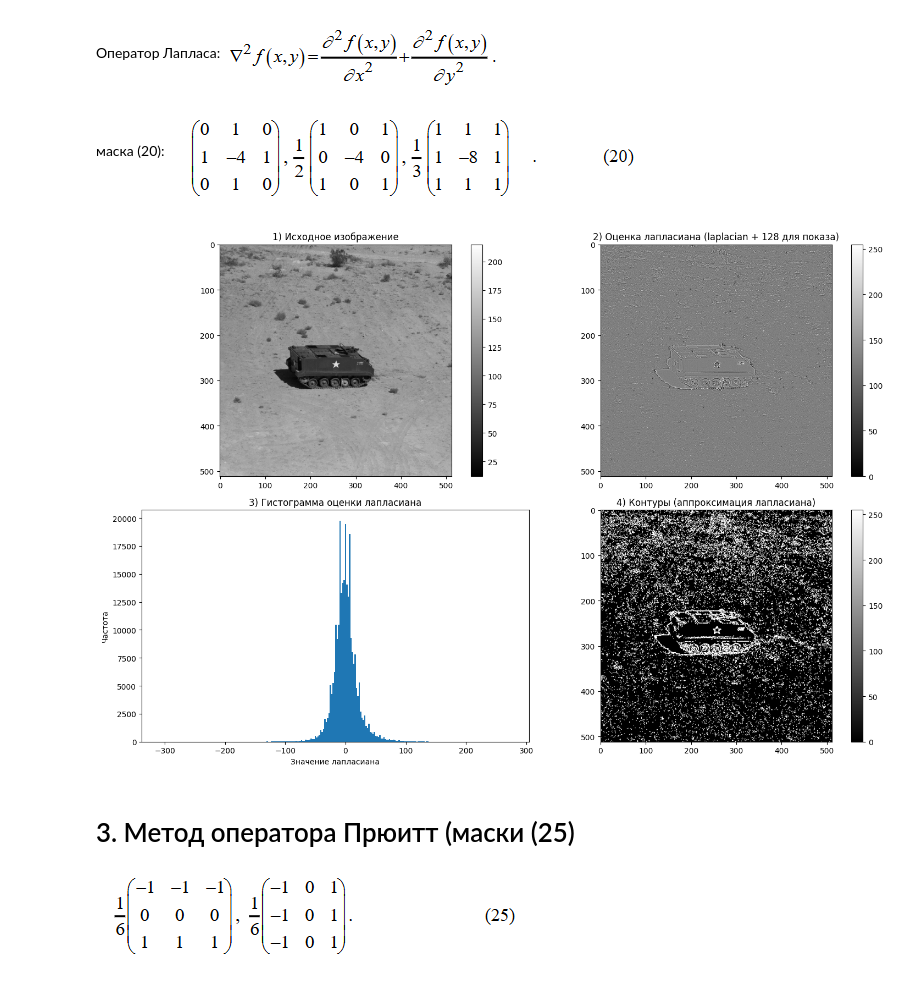
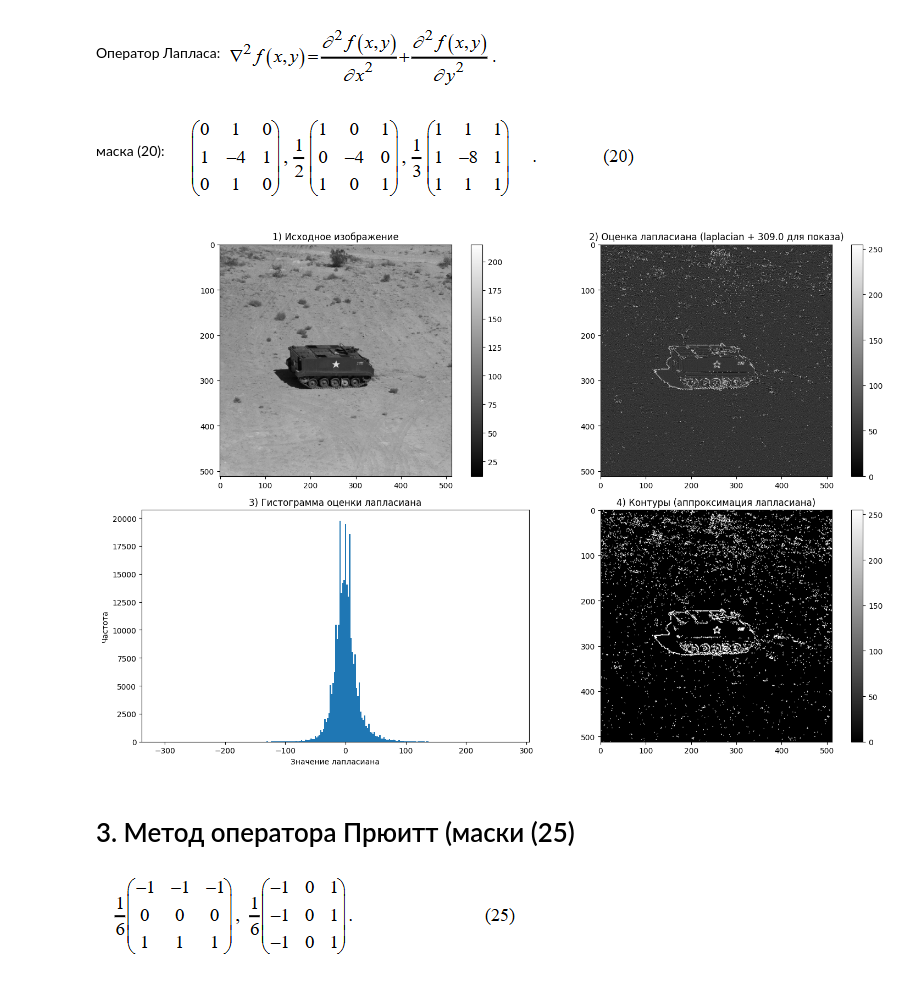
Before and after one commit to Matosik/Image-processing-methods-labs, a Jupyter notebook: Lab2.ipynb, the cells around one changed output. Saved outputs shown, nothing was run; the diff lists cells and outputs as text; code cells hidden in the pictures.

```diff
--- a/Lab2.ipynb
+++ b/Lab2.ipynb
@@ -187,42 +164,43 @@ def laplacian_approximation_method(image):
 # %%
 laplacian = laplacian_approximation_method(original_image)
 
+for_neg = (-1* laplacian.min())
+
 # Получаем бинарные контуры (zero-crossings)
-zero_crossings = create_binary_image_laplac(laplacian, 1)
-
-# Визуализация (как ты попросил)
+zero_crossings = create_binary_image_laplac(laplacian, 1.6)
+# Визуализация
 plt.figure(figsize=(15, 10))
 
 # 1) Исходное изображение
 plt.subplot(2, 2, 1)
 plt.imshow(original_image, cmap='gray')
 plt.title('1) Исходное изображение')
 plt.colorbar()
 
 # 2) Оценка лапласиана
 plt.subplot(2, 2, 2)
-# Для отображения в 8-бит ты хотел добавить +128 — оставляю, но численные данные laplacian остаются float
-plt.imshow((laplacian + 128).astype(np.uint8), cmap='gray')
-plt.title('2) Оценка лапласиана (laplacian + 128 для показа)')
+
+plt.imshow((laplacian + for_neg).astype(np.uint8), cmap='gray')
+plt.title(f'2) Оценка лапласиана (laplacian + {for_neg} для показа)')
 plt.colorbar()
 
 # 3) Гистограмма оценки лапласиана
 plt.subplot(2, 2, 3)
 plt.hist(laplacian.flatten(), bins=256, rwidth=1)
 plt.title('3) Гистограмма оценки лапласиана')
 plt.xlabel('Значение лапласиана')
 plt.ylabel('Частота')
 
 # 4) Контуры (бинарное изображение)
 plt.subplot(2, 2, 4)
 plt.imshow(zero_crossings, cmap='gray')
 plt.title('4) Контуры (аппроксимация лапласиана)')
 plt.colorbar()
 
 plt.tight_layout()
 plt.show()
 # %% [output]
-[figure, old version]
+[figure, new version]
 # %% [markdown]
 # 3. Метод оператора Прюитт (маски (25)
 ![image.png](attachment:image.png)
```
Also changed, not shown: parts of 7 cells of this notebook.
